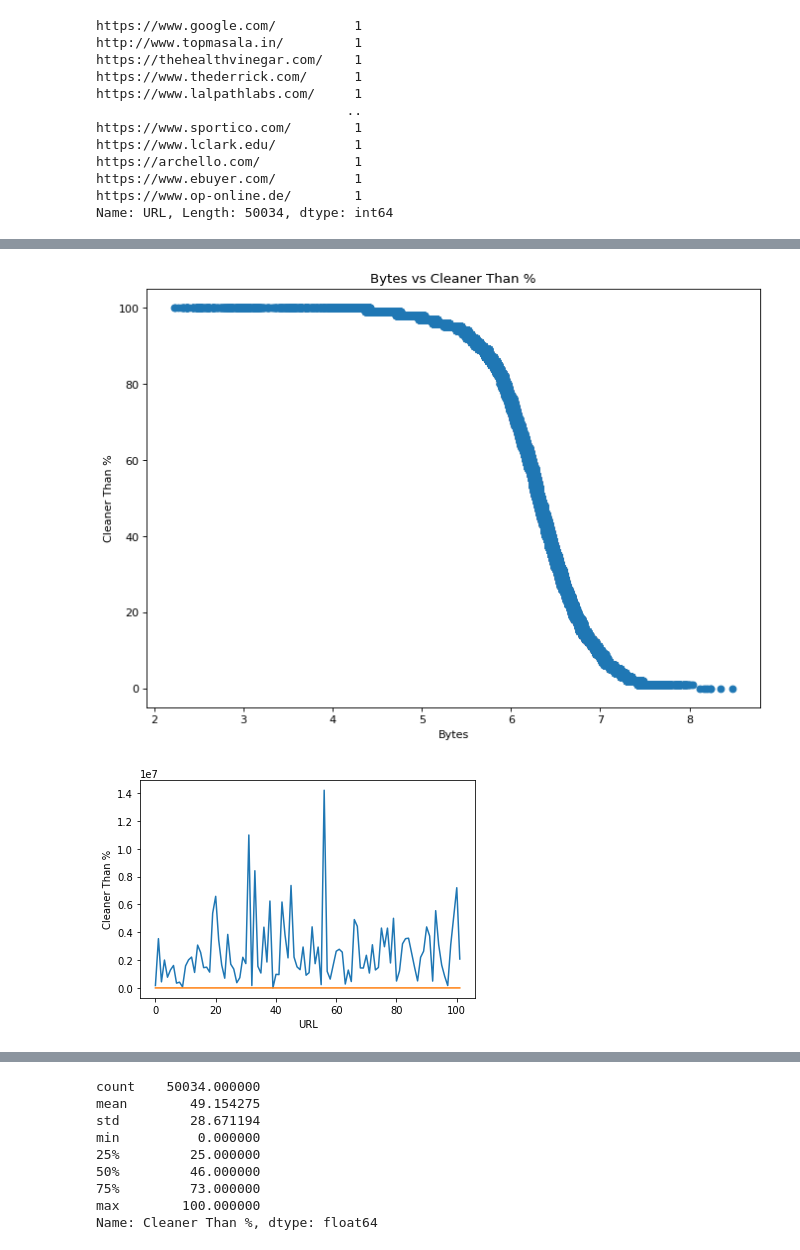
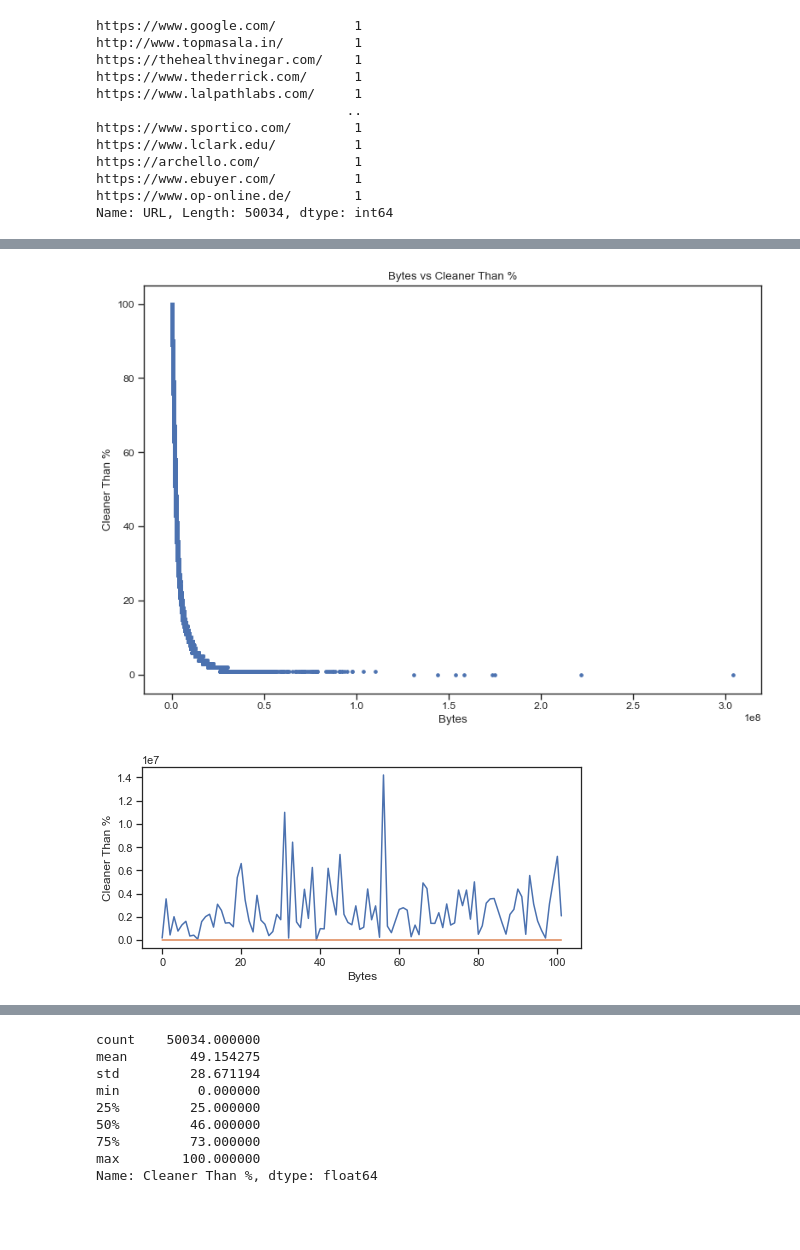
Before and after one commit to ivanivanov10101/bachelor-project, a Jupyter notebook: CSV.ipynb, the cells around one changed output, grey strips where cells are left out. Cells and saved outputs as stored; diff of their text form; code cells hidden in the pictures; blank space fills up the shorter version.

```diff
--- a/CSV.ipynb
+++ b/CSV.ipynb
@@ -366,0 +371,2 @@ df = pd.read_csv('main.csv', index_col=None)
+# %%
+df.columns = ['URL', 'Green Hosting', 'Bytes', 'Cleaner Than %', "Statistics: Adjusted Bytes", "Statistics: Energy (KWG)", "Statistics: CO2 Grams, Grid", "Statistics: CO2 Litres, Grid", "Statistics: CO2 Grams, Renewable", "Statistics: CO2 Litres, Renewable", "Gathered At:"]
@@ -385,2 +407,0 @@ df
-# %%
-df.columns = ['URL', 'Green Hosting', 'Bytes', 'Cleaner Than %', "Statistics: Adjusted Bytes", "Statistics: Energy", "Statistics: CO2 Grams, Grid", "Statistics: CO2 Litres, Grid", "Statistics: CO2 Grams, Renewable", "Statistics: CO2 Litres, Renewable", "Timestamp"]
@@ -399,2 +410,2 @@ See the caveats in the documentation: https://pandas.pydata.org/pandas-docs/stab
 # %%
-df["Timestamp"] = pd.to_datetime(df['Timestamp'], unit='s')
+df["Gathered At:"] = pd.to_datetime(df['Gathered At:'], unit='s')
@@ -479,10 +514,10 @@ dfmax.head(10)
 | 47472 | https://www.tucao.in/ | True | 103846179 | 1.0 | 7.840387e+07 | 0.059146 | ... |
 # %%
 plt.figure(figsize=(10, 7), dpi=80)
-plt.scatter(np.log10(df["Bytes"]), df["Cleaner Than %"])
+plt.scatter(df["Bytes"], df["Cleaner Than %"], s=10)
 plt.title("Bytes vs Cleaner Than %")
 plt.xlabel("Bytes")
 plt.ylabel("Cleaner Than %")
 plt.show()
 # %% [output]
-[figure, old version]
+[figure, new version]
@@ -495,12 +524,12 @@ plt.show()
 # %%
 plt.plot(df["Bytes"][:100])
 plt.plot(df["Cleaner Than %"][:100])
 
-plt.xlabel("URL")
+plt.xlabel("Bytes")
 plt.ylabel("Cleaner Than %")
 plt.show()
 # %% [output]
-[figure, old version]
+[figure, new version]
 # %%
 total_columns = df.columns
 number_columns = df._get_numeric_data().columns
```
Also changed, not shown: parts of 33 cells of this notebook, 2 other files.
